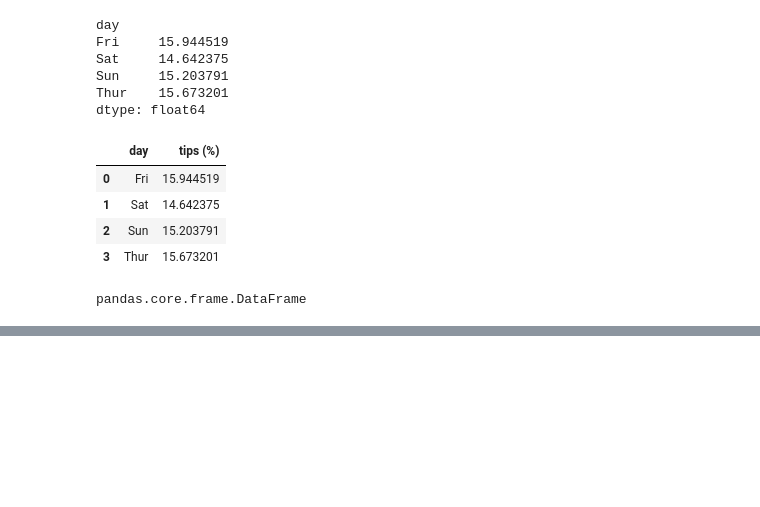
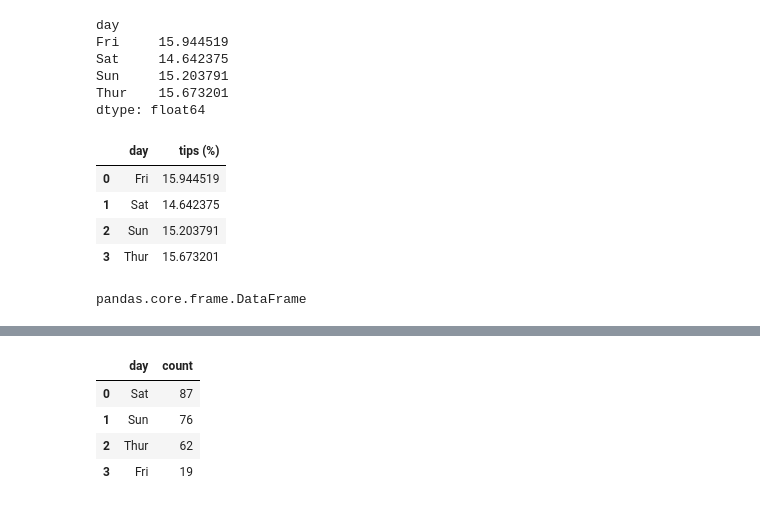
Before and after one commit to catstacks/TDADSBootcamp, a Jupyter notebook: IntroPandas.ipynb, the cells around one changed output, grey strips where cells are left out. Cells and saved outputs as stored; diff of their text form; code cells hidden in the pictures; blank space fills up the shorter version.

```diff
--- a/IntroPandas.ipynb
+++ b/IntroPandas.ipynb
@@ -129,0 +133,8 @@ tipdaypercentage.plot(kind='bar', x='day', y='tips (%)', ax = ax, color='purple'
+# %%
+day_count
+# %% [output]
+|  | day | count |
+| 0 | Sat | 87 |
+| 1 | Sun | 76 |
+| 2 | Thur | 62 |
+| 3 | Fri | 19 |
```
Also changed, not shown: parts of 5 cells of this notebook.
